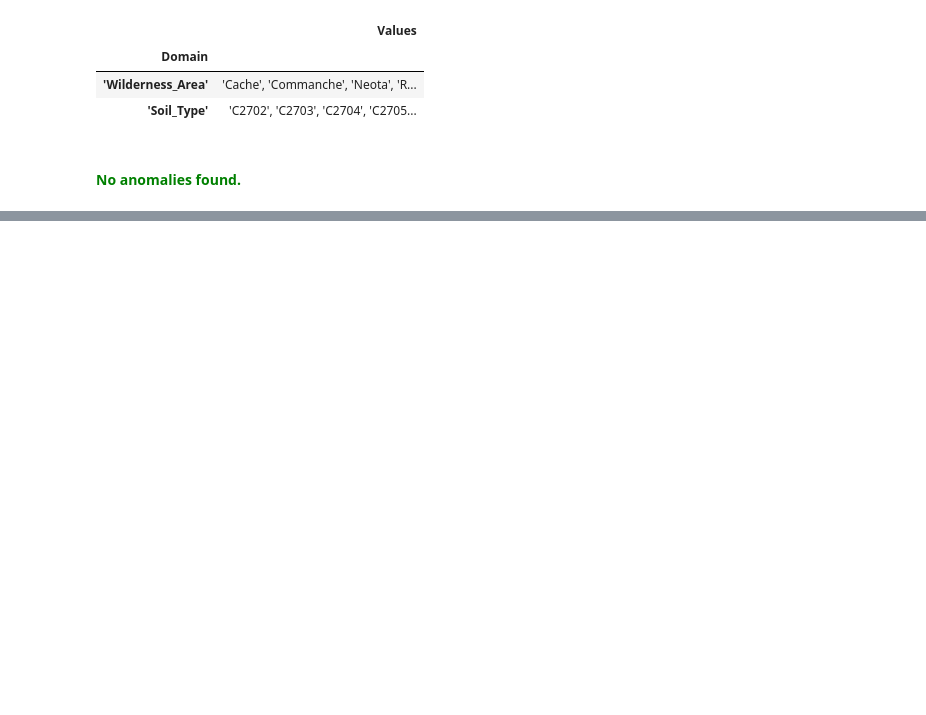
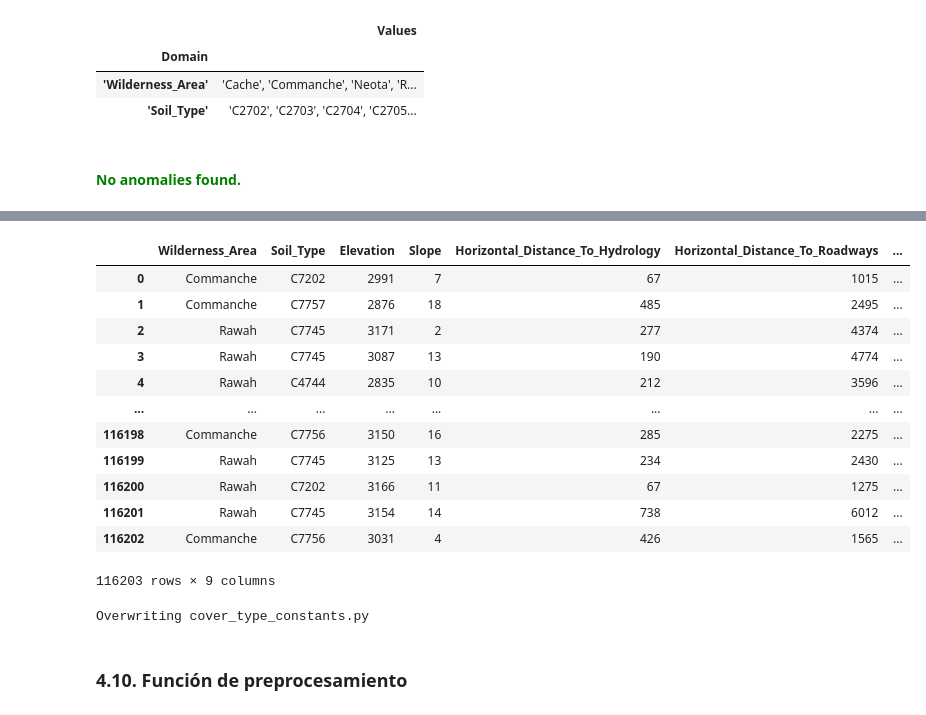
Before and after one commit to JulianaMurillo1509/MLOPS, a Jupyter notebook: Proyecto1/proyecto1.ipynb, the cells around one changed output, grey strips where cells are left out. Saved outputs shown, nothing was run; the diff lists cells and outputs as text; code cells hidden in the pictures; blank space fills up the shorter version.

```diff
--- a/Proyecto1/proyecto1.ipynb
+++ b/Proyecto1/proyecto1.ipynb
@@ -486,0 +564,16 @@ NameError: name 'serving_stats' is not defined
+# %%
+SERVING_DATA
+# %% [output]
+|  | Wilderness_Area | Soil_Type | Elevation | Slope | Horizontal_Distance_To_Hydrology | Horizontal_Distance_To_Roadways | ... |
+| 0 | Commanche | C7202 | 2991 | 7 | 67 | 1015 | ... |
+| 1 | Commanche | C7757 | 2876 | 18 | 485 | 2495 | ... |
+| 2 | Rawah | C7745 | 3171 | 2 | 277 | 4374 | ... |
+| 3 | Rawah | C7745 | 3087 | 13 | 190 | 4774 | ... |
+| 4 | Rawah | C4744 | 2835 | 10 | 212 | 3596 | ... |
+| ... | ... | ... | ... | ... | ... | ... | ... |
+| 116198 | Commanche | C7756 | 3150 | 16 | 285 | 2275 | ... |
+| 116199 | Rawah | C7745 | 3125 | 13 | 234 | 2430 | ... |
+| 116200 | Rawah | C7202 | 3166 | 11 | 67 | 1275 | ... |
+| 116201 | Rawah | C7745 | 3154 | 14 | 738 | 6012 | ... |
+| 116202 | Commanche | C7756 | 3031 | 4 | 426 | 1565 | ... |
+116203 rows × 9 columns
@@ -486,0 +582,28 @@ NameError: name 'serving_stats' is not defined
+# %%
+%%writefile {_cover_type_constants_module_file}
+
+# Features with string data types that will be converted to indices
+#CATEGORICAL_FEATURE_KEYS = [
+#    'education', 'marital-status', 'occupation', 'race', 'relationship', 'workclass', 'sex', 'native-country'
+#]
+CATEGORICAL_FEATURE_KEYS = ['Wilderness_Area','Soil_Type']
+SCALE_TO_ONE_FEATURE_KEYS = ['Elevation','Slope']
+
+SCALE_BE_MIN_MAX_FEATURE_KEYS = ['Horizontal_Distance_To_Hydrology']
+
+SCALE_TO_Z_SCORE_FEATURE_KEYS = ['Horizontal_Distance_To_Fire_Points','Hillshade_9am','Hillshade_Noon','Horizontal_Distance_To_Roadways']
+
+# Feature that can be grouped into buckets
+#BUCKET_FEATURE_KEYS = ['age']
+BUCKET_FEATURE_KEYS =[]
+# Number of buckets used by tf.transform for encoding each bucket feature.
+#FEATURE_BUCKET_COUNT = {'age': 4}
+FEATURE_BUCKET_COUNT={}
+# Feature that the model will predict
+LABEL_KEY = 'Cover_Type'
+
+# Utility function for renaming the feature
+def transformed_name(key):
+    return key + '_xf'
+# %% [output]
+Overwriting cover_type_constants.py
@@ -486,0 +613,2 @@ NameError: name 'serving_stats' is not defined
+# %% [markdown]
+### 4.10. Función de preprocesamiento
```
Also changed, not shown: parts of 65 cells of this notebook, 6 other files.
